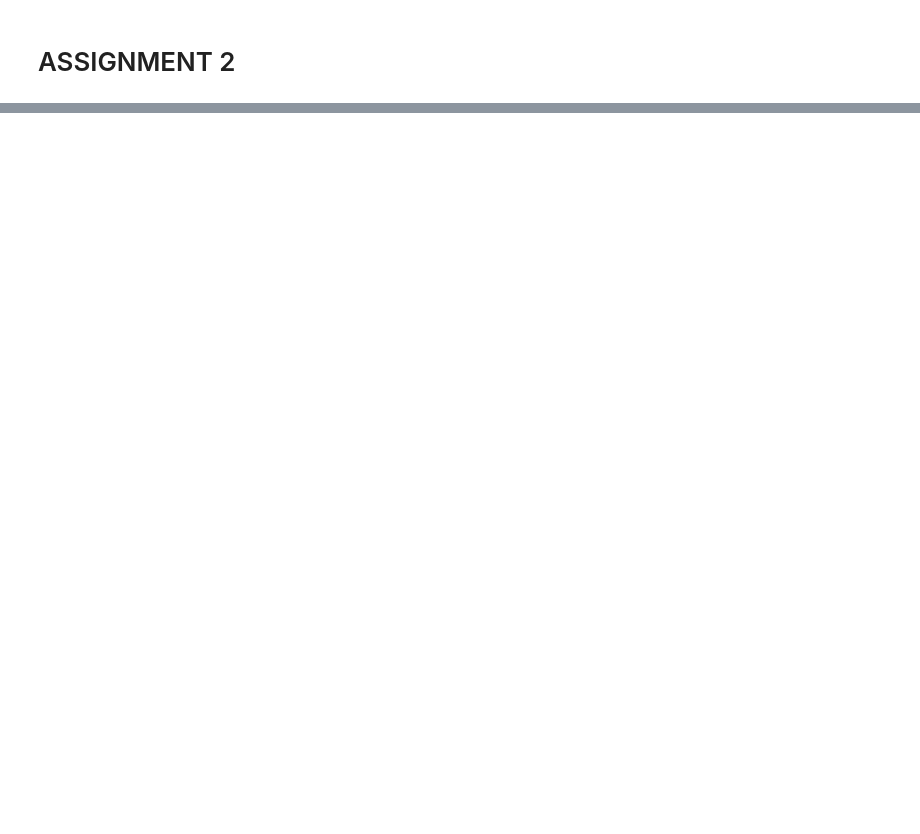
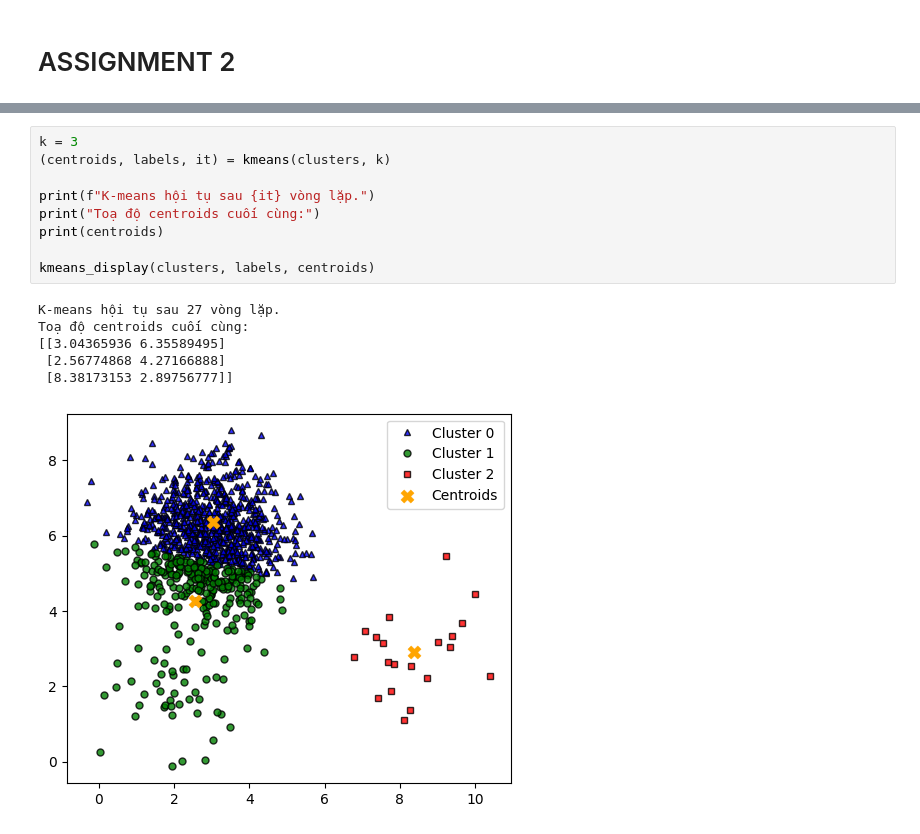
Before and after one commit to NgocHan1211/Lab-hoc-may-thong-ke, a Jupyter notebook: lab4/K-means.ipynb, the cells around one changed output, grey strips where cells are left out. Saved outputs shown, nothing was run; the diff lists cells and outputs as text; blank space fills up the shorter version.

```diff
--- a/lab4/K-means.ipynb
+++ b/lab4/K-means.ipynb
@@ -148,0 +209,16 @@ original_label = np.concatenate([np.repeat(0, 50), np.repeat(1, 20), np.repeat(2
+# %%
+k = 3
+(centroids, labels, it) = kmeans(clusters, k)
+
+print(f"K-means hội tụ sau {it} vòng lặp.")
+print("Toạ độ centroids cuối cùng:")
+print(centroids)
+
+kmeans_display(clusters, labels, centroids)
+# %% [output]
+K-means hội tụ sau 27 vòng lặp.
+Toạ độ centroids cuối cùng:
+[[3.04365936 6.35589495]
+ [2.56774868 4.27166888]
+ [8.38173153 2.89756777]]
+[figure, added]
```
Also changed, not shown: parts of 10 cells of this notebook.
